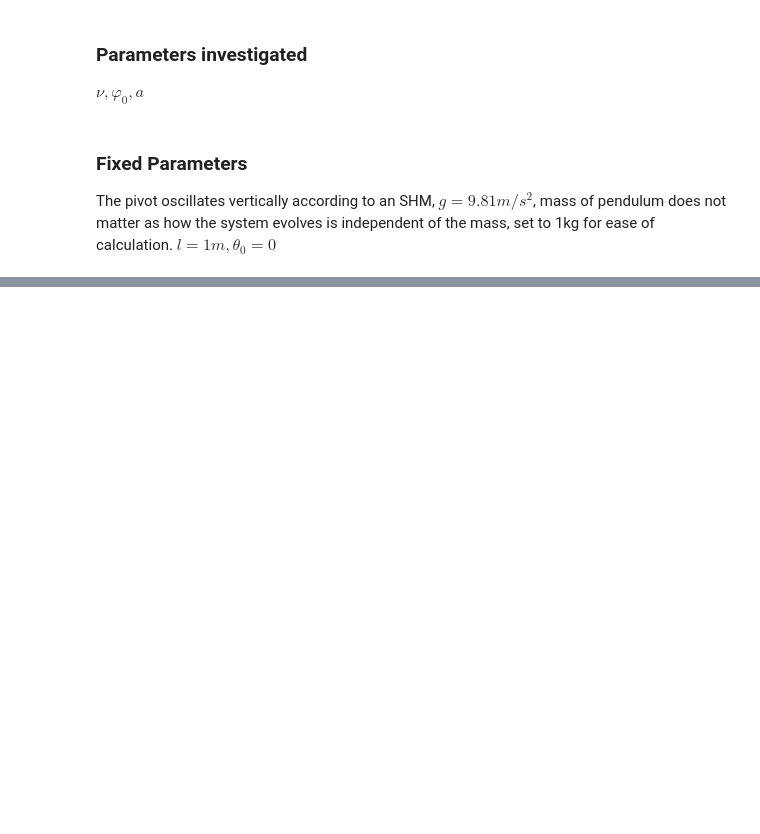
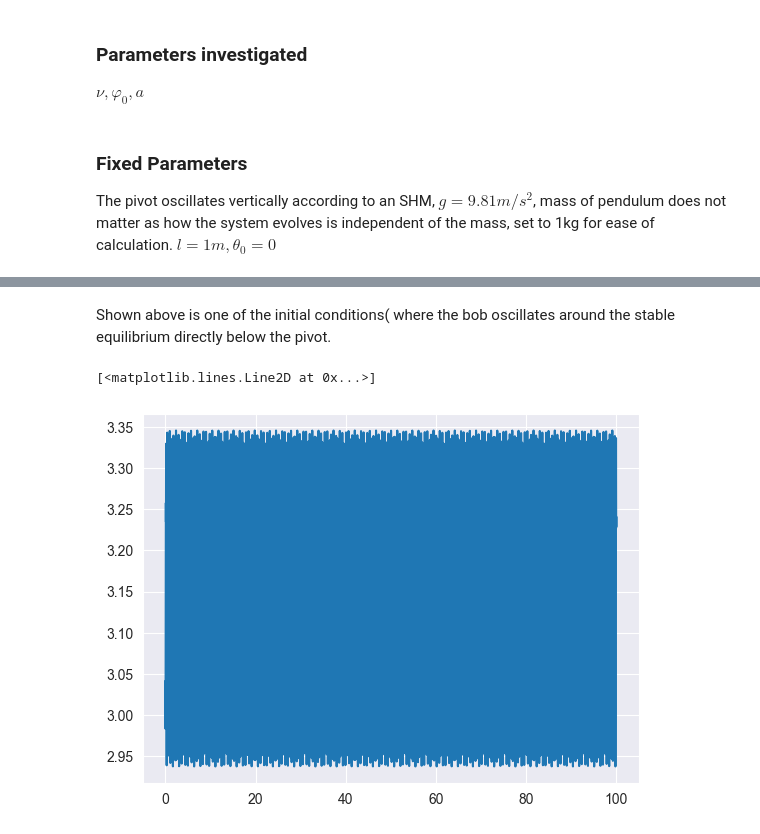
Before and after one commit to oliverysfx/Kapitza-Pendulum, a Jupyter notebook: report.ipynb, the cells around one changed output, grey strips where cells are left out. Saved outputs shown, nothing was run; the diff lists cells and outputs as text; code cells hidden in the pictures; blank space fills up the shorter version.

```diff
--- a/report.ipynb
+++ b/report.ipynb
@@ -37,0 +148,50 @@ The pivot oscillates vertically according to an SHM, $ g = 9.81m/s^2 $, mass of
+# %% [markdown]
+Shown above is one of the initial conditions( where the bob oscillates around the stable equilibrium directly below the pivot.
+# %%
+g = 9.81
+a = 0.3
+nu = 100
+l = 1
+
+def dphidotdt(t,phi,phidot):
+    return -(g+a*(nu**2)*math.cos(nu*t))*math.sin(phi)/l
+
+def dphidt(t,phi,phidot):
+    return phidot
+
+phi0 = math.pi-0.1
+phidot0 = 0
+phi = phi0
+phidot = phidot0
+
+period = 100
+dt = 0.0001
+intervals = int(period/dt)
+
+t_list = []
+phi_list = []
+phidot_list = []
+energy_list = []
+
+for i in range(intervals):
+    t = i*dt
+    fphi0 = dphidt(t,phi,phidot)
+    fphidot0 = dphidotdt(t,phi,phidot)
+    fphi1 = dphidt(t+0.5*dt,phi+0.5*dt*fphi0,phidot+0.5*dt*fphidot0)
+    fphidot1 = dphidotdt(t+0.5*dt,phi+0.5*dt*fphi0,phidot+0.5*dt*fphidot0)
+    fphi2= dphidt(t+0.5*dt,phi+0.5*dt*fphi1,phidot+0.5*dt*fphidot1)
+    fphidot2 = dphidotdt(t+0.5*dt,phi+0.5*dt*fphi1,phidot+0.5*dt*fphidot1)
+    fphi3 = dphidt(t+dt,phi+dt*fphi2,phidot+dt*fphidot2)
+    fphidot3 = dphidotdt(t+dt,phi+dt*fphi2,phidot+dt*fphidot2)
+    phidot = phidot + dt/6*(fphidot0+2*fphidot1+2*fphidot2+fphidot3)
+    phi = phi + dt/6*(fphi0+2*fphi1+2*fphi2+fphi3)
+    phidot_list.append(phidot)
+    phi_list.append(phi)
+    t_list.append(t + dt)
+    energy_list.append((l * phidot)**2/2 + a * l * nu * math.sin(nu * (t + dt)) * math.sin(phi) * phidot + (a * nu * math.sin(nu * (t + dt)))**2 / 2 - g * (l * math.cos(phi) + a * math.cos(nu * (t + dt))))
+
+fig = plt.figure()
+plt.plot(t_list,phi_list)
+# %% [output]
+[<matplotlib.lines.Line2D at 0x...>]
+[figure, added]
```
Also changed, not shown: parts of 39 cells of this notebook, 1 other file.
